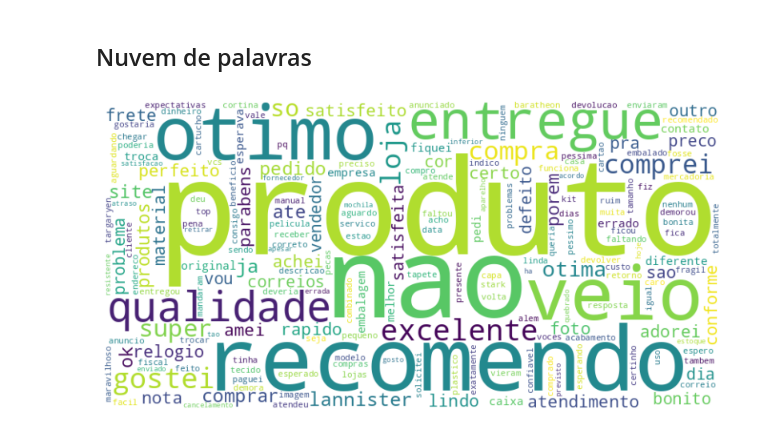
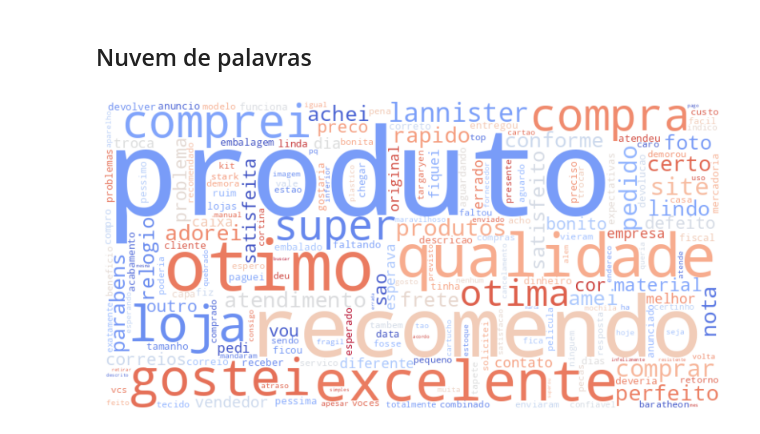
Before and after one commit to Squinelato/eEDB-002-2024-3, a Jupyter notebook: exploratory_analysis/tokens_analysis.ipynb, the cells around one changed output. Cells and saved outputs as stored; diff of their text form; code cells hidden in the pictures.

```diff
--- a/exploratory_analysis/tokens_analysis.ipynb
+++ b/exploratory_analysis/tokens_analysis.ipynb
@@ -48,8 +53,7 @@ Diversidade lexical: 0.0870
 # %% [markdown]
 Removendo palavras que não agregam contexto
 # %%
-words_to_remove = {'nao', 'ja', 'so',
-                   'ate', 'recebi', 'veio', 'prazo', 'chegou', 'entregue', 'ok', 'pra', 'porem'}
+words_to_remove = {'so', 'ate', 'recebi', 'veio', 'prazo', 'chegou', 'entregue', 'ok', 'pra', 'porem'}
 
 df_reviews['review_comment_title_and_message'] = df_reviews['review_comment_title_and_message'].apply(
     lambda tokens: [word for word in tokens if word not in words_to_remove]
@@ -163,11 +241,12 @@ for trigram, count in trigrams.most_common(25):
 # %% [markdown]
 ## Nuvem de palavras
 # %%
-wordcloud = WordCloud(width=800, height=400, background_color="white").generate_from_frequencies(word_counts)
+colormap = cm.get_cmap('coolwarm')
+wordcloud = WordCloud(width=800, height=400, background_color="white", colormap=colormap).generate_from_frequencies(word_counts_clean)
 
 plt.figure(figsize=(10, 5))
 plt.imshow(wordcloud, interpolation="bilinear")
 plt.axis("off")
 plt.show()
 # %% [output]
-[figure, old version]
+[figure, new version]
```
Also changed, not shown: parts of 16 cells of this notebook.
